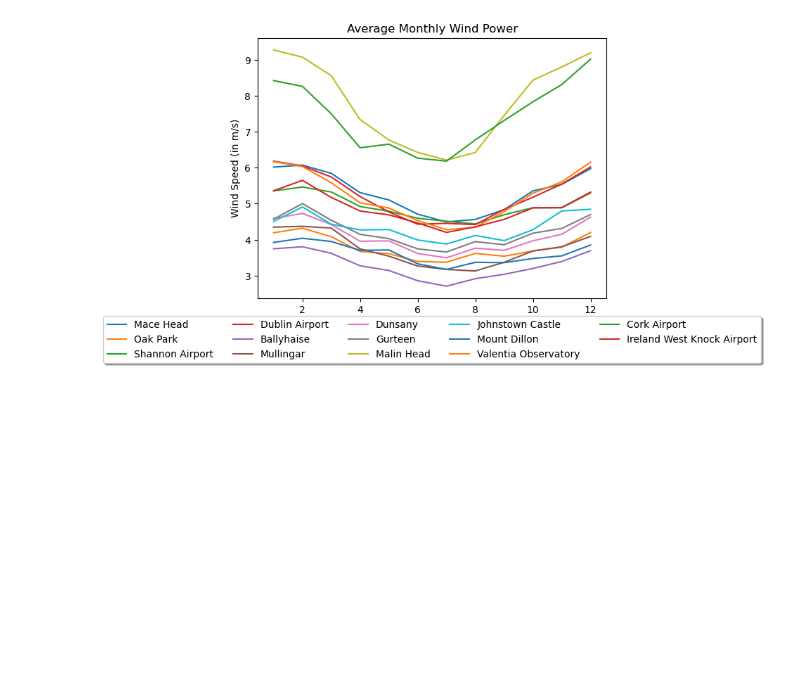
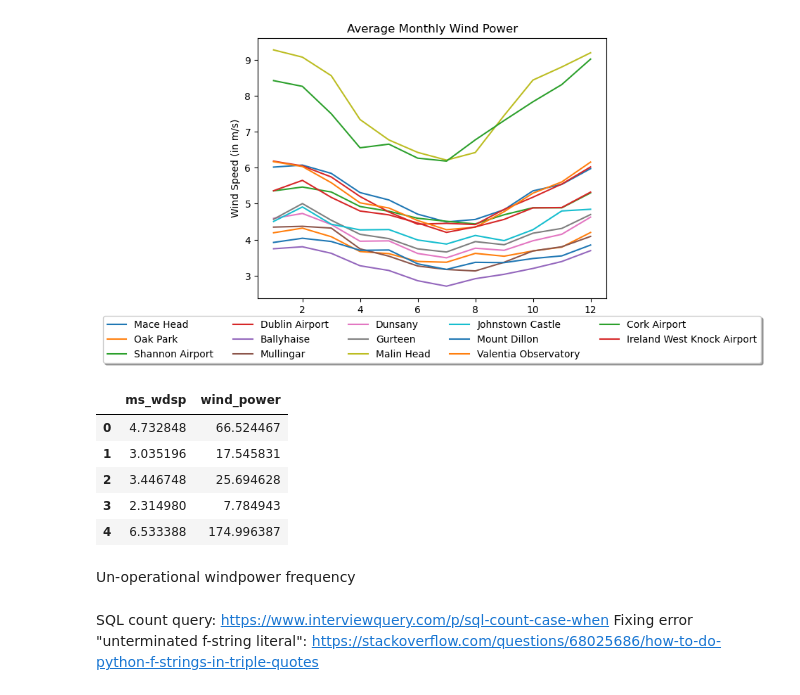
Before and after one commit to vanelyraa/programming-for-data-analytics, a Jupyter notebook: project/project.ipynb, the cells around one changed output. Saved outputs shown, nothing was run; the diff lists cells and outputs as text; code cells hidden in the pictures; blank space fills up the shorter version.

Commit message:
SQL query and DB update

```diff
--- a/project/project.ipynb
+++ b/project/project.ipynb
@@ -365,3 +371,14 @@ plt.ylabel("Wind Speed (in m/s)")
 plt.show()
 # %% [output]
 [figure]
+# %%
+pd.read_sql("SELECT ms_wdsp, wind_power FROM cork_data LIMIT 5;", conn)
+# %% [output]
+|  | ms_wdsp | wind_power |
+| 0 | 4.732848 | 66.524467 |
+| 1 | 3.035196 | 17.545831 |
+| 2 | 3.446748 | 25.694628 |
+| 3 | 2.314980 | 7.784943 |
+| 4 | 6.533388 | 174.996387 |
+# %% [markdown]
+Un-operational windpower frequency
@@ -367,0 +401,3 @@ plt.show()
+# %% [markdown]
+SQL count query: https://www.interviewquery.com/p/sql-count-case-when
+Fixing error "unterminated f-string literal": https://stackoverflow.com/questions/68025686/how-to-do-python-f-strings-in-triple-quotes
```
Also changed, not shown: parts of 4 cells of this notebook, 1 other file.
